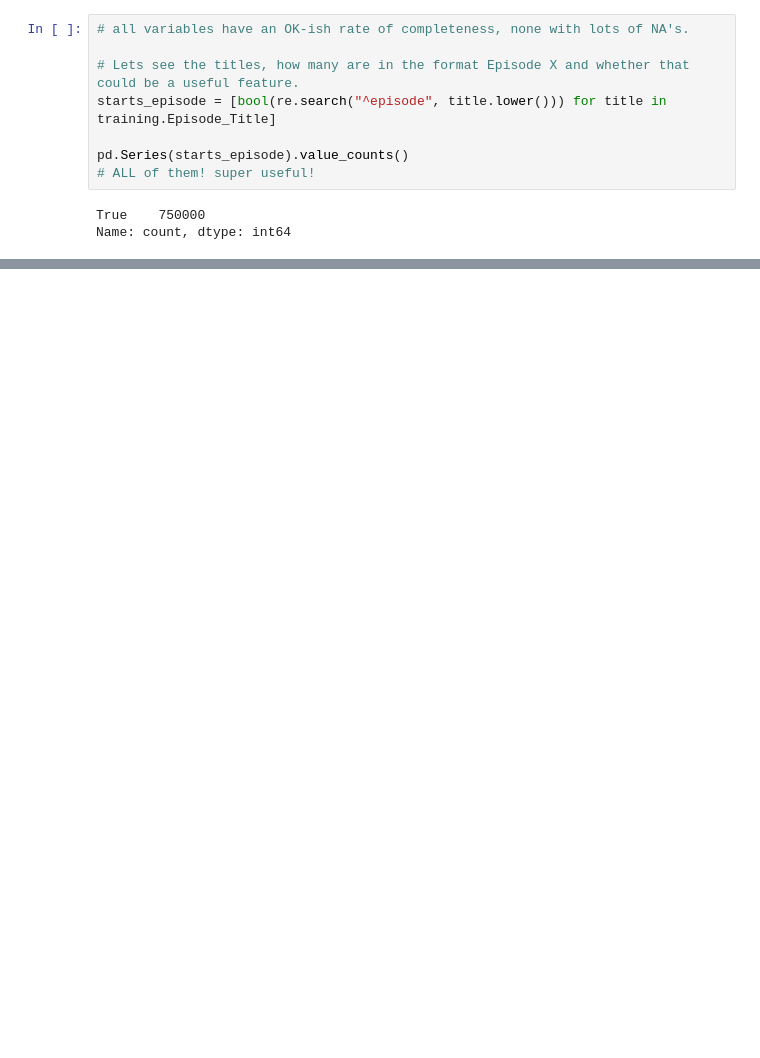
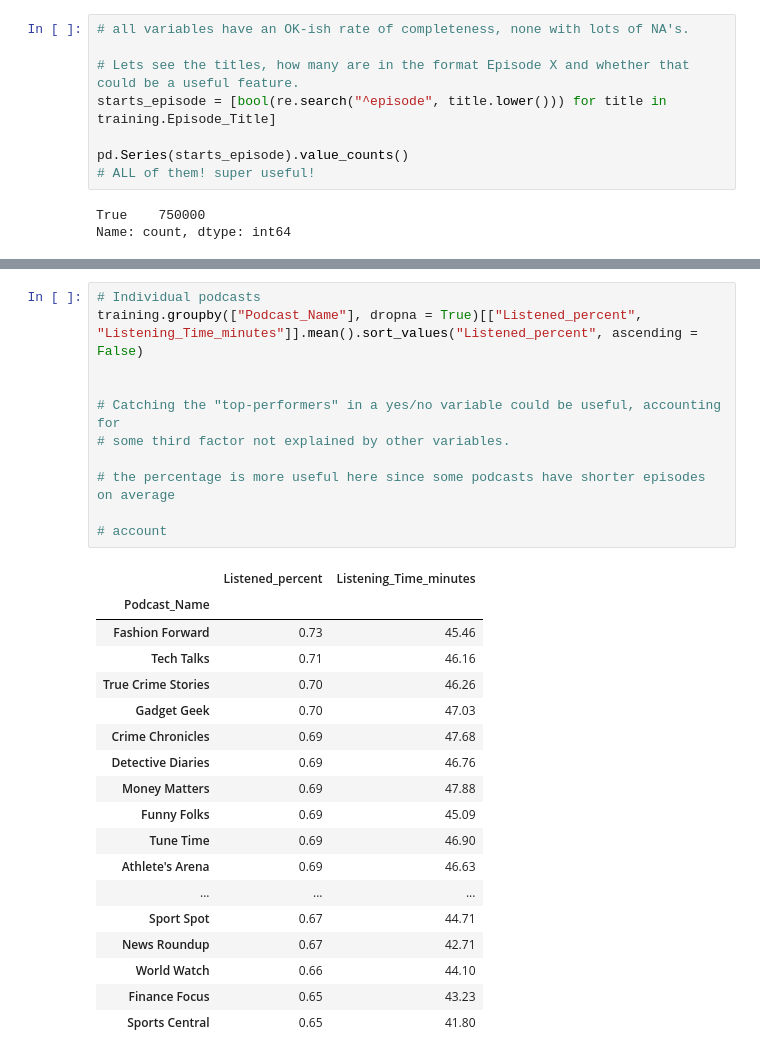
Before and after one commit to Mkranj/podcast_listening_time, a Jupyter notebook: EDA.ipynb, the cells around one changed output, grey strips where cells are left out. Drawn from its saved outputs; the diff is of its cells as text; blank space fills up the shorter version.

```diff
--- a/EDA.ipynb
+++ b/EDA.ipynb
@@ -101,0 +210,30 @@ training.head()
+# %%
+# Individual podcasts
+training.groupby(["Podcast_Name"], dropna = True)[["Listened_percent", "Listening_Time_minutes"]].mean().sort_values("Listened_percent", ascending = False)
+
+
+# Catching the "top-performers" in a yes/no variable could be useful, accounting for
+# some third factor not explained by other variables.
+
+# the percentage is more useful here since some podcasts have shorter episodes on average
+
+# account
+# %% [output]
+|  | Listened_percent | Listening_Time_minutes |
+| Podcast_Name |  |  |
+| Fashion Forward | 0.73 | 45.46 |
+| Tech Talks | 0.71 | 46.16 |
+| True Crime Stories | 0.70 | 46.26 |
+| Gadget Geek | 0.70 | 47.03 |
+| Crime Chronicles | 0.69 | 47.68 |
+| Detective Diaries | 0.69 | 46.76 |
+| Money Matters | 0.69 | 47.88 |
+| Funny Folks | 0.69 | 45.09 |
+| Tune Time | 0.69 | 46.90 |
+| Athlete's Arena | 0.69 | 46.63 |
+| ... | ... | ... |
+| Sport Spot | 0.67 | 44.71 |
+| News Roundup | 0.67 | 42.71 |
+| World Watch | 0.66 | 44.10 |
+| Finance Focus | 0.65 | 43.23 |
+| Sports Central | 0.65 | 41.80 |
```
Also changed, not shown: parts of 7 cells of this notebook.
